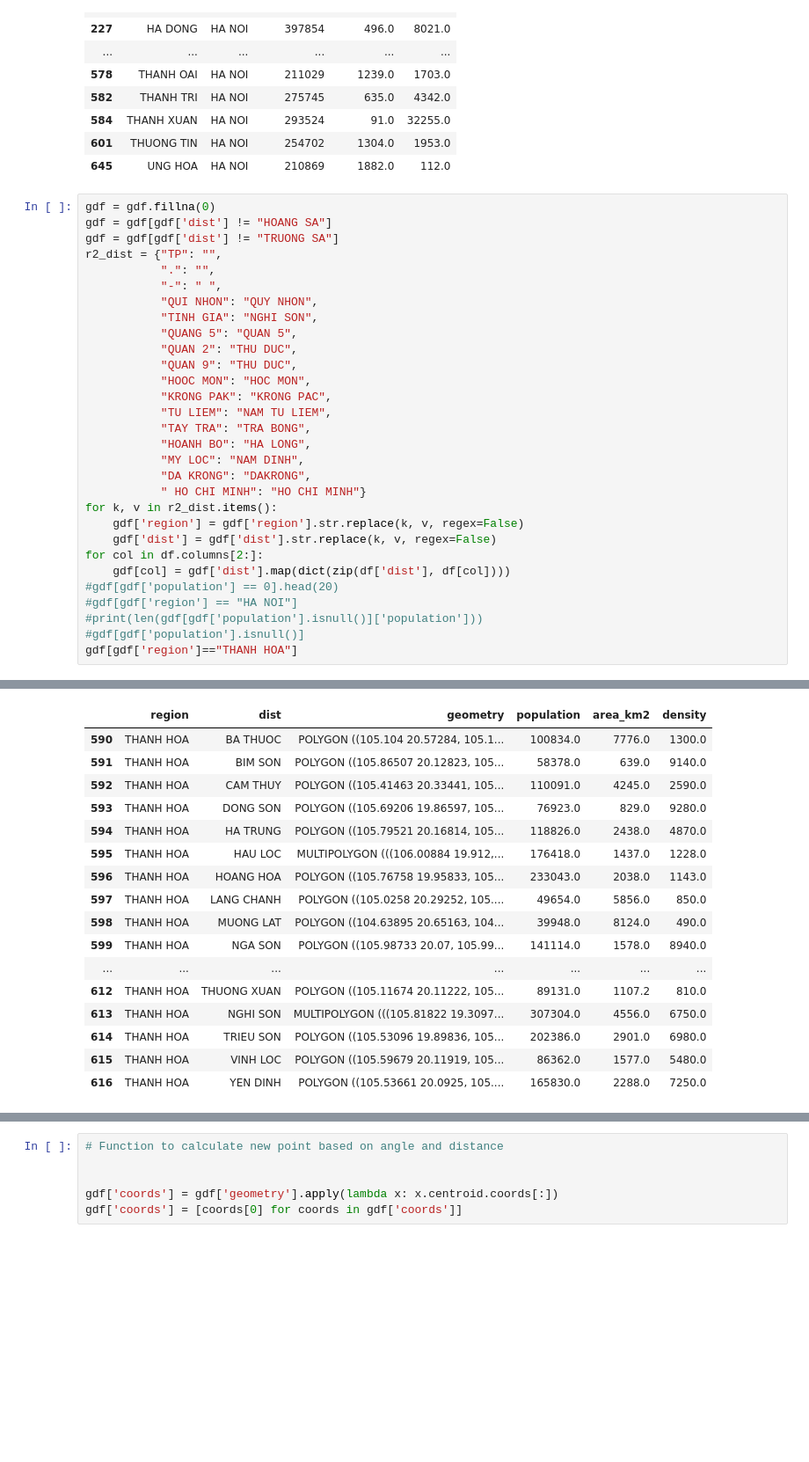
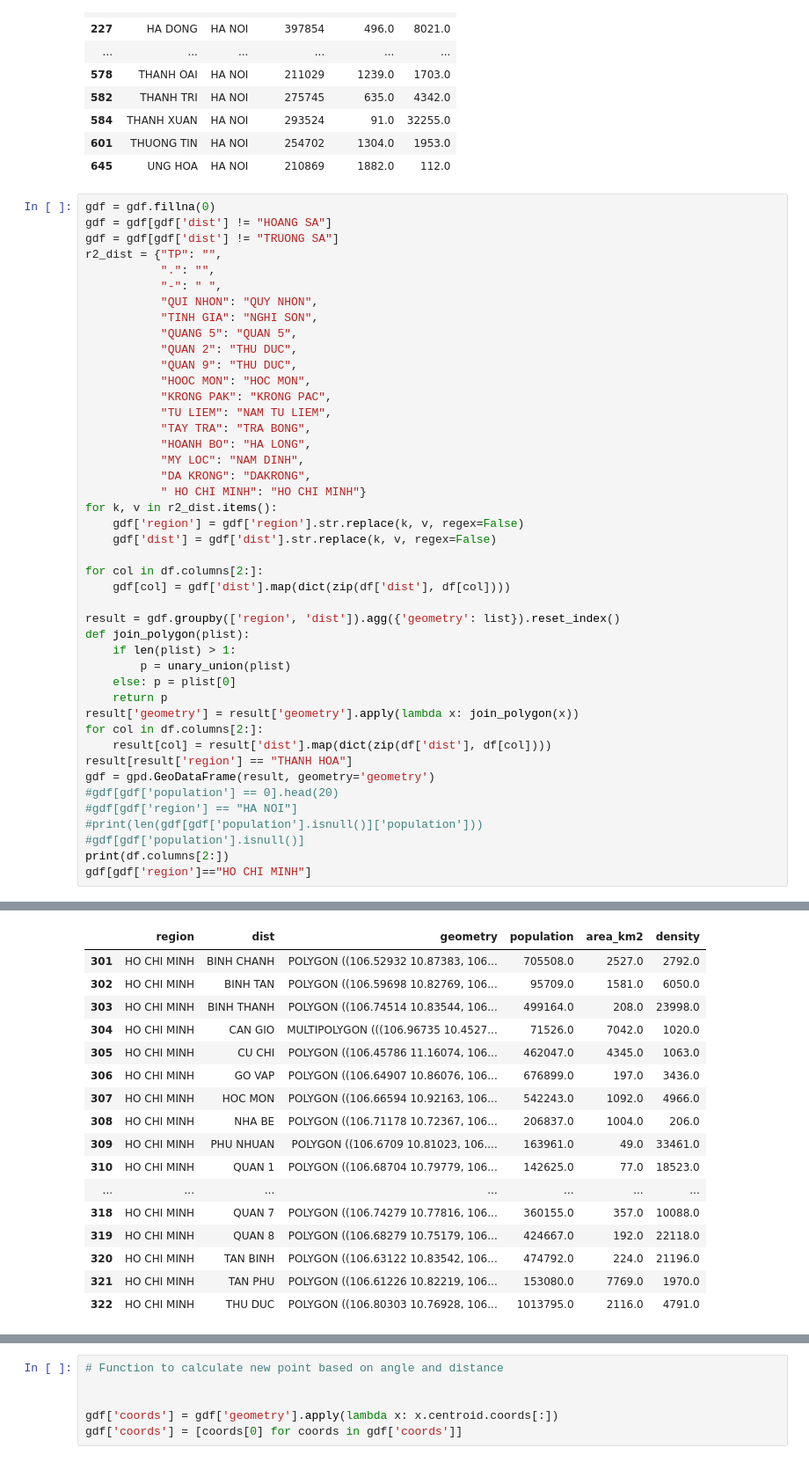
Before and after one commit to kyojinkyojin/vn_pop_infographics, a Jupyter notebook: test.ipynb, the cells around one changed output, grey strips where cells are left out. Shown at 88% size. Cells and saved outputs as stored; diff of their text form; blank space fills up the shorter version.

```diff
--- a/test.ipynb
+++ b/test.ipynb
@@ -119,11 +109,25 @@ r2_dist = {"TP": "",
 for k, v in r2_dist.items():
     gdf['region'] = gdf['region'].str.replace(k, v, regex=False)
     gdf['dist'] = gdf['dist'].str.replace(k, v, regex=False)
+
 for col in df.columns[2:]:
     gdf[col] = gdf['dist'].map(dict(zip(df['dist'], df[col])))
+
+result = gdf.groupby(['region', 'dist']).agg({'geometry': list}).reset_index()
+def join_polygon(plist):
+    if len(plist) > 1:
+        p = unary_union(plist)
+    else: p = plist[0]
+    return p
+result['geometry'] = result['geometry'].apply(lambda x: join_polygon(x))
+for col in df.columns[2:]:
+    result[col] = result['dist'].map(dict(zip(df['dist'], df[col])))
+result[result['region'] == "THANH HOA"]
+gdf = gpd.GeoDataFrame(result, geometry='geometry')
 #gdf[gdf['population'] == 0].head(20)
 #gdf[gdf['region'] == "HA NOI"]
 #print(len(gdf[gdf['population'].isnull()]['population']))
 #gdf[gdf['population'].isnull()]
-gdf[gdf['region']=="THANH HOA"]
+print(df.columns[2:])
+gdf[gdf['region']=="HO CHI MINH"]
 # %% [output]
@@ -130,20 +135,20 @@ gdf[gdf['region']=="THANH HOA"]
 |  | region | dist | geometry | population | area_km2 | density |
-| 590 | THANH HOA | BA THUOC | POLYGON ((105.104 20.57284, 105.1... | 100834.0 | 7776.0 | 1300.0 |
-| 591 | THANH HOA | BIM SON | POLYGON ((105.86507 20.12823, 105... | 58378.0 | 639.0 | 9140.0 |
-| 592 | THANH HOA | CAM THUY | POLYGON ((105.41463 20.33441, 105... | 110091.0 | 4245.0 | 2590.0 |
-| 593 | THANH HOA | DONG SON | POLYGON ((105.69206 19.86597, 105... | 76923.0 | 829.0 | 9280.0 |
-| 594 | THANH HOA | HA TRUNG | POLYGON ((105.79521 20.16814, 105... | 118826.0 | 2438.0 | 4870.0 |
-| 595 | THANH HOA | HAU LOC | MULTIPOLYGON (((106.00884 19.912,... | 176418.0 | 1437.0 | 1228.0 |
-| 596 | THANH HOA | HOANG HOA | POLYGON ((105.76758 19.95833, 105... | 233043.0 | 2038.0 | 1143.0 |
-| 597 | THANH HOA | LANG CHANH | POLYGON ((105.0258 20.29252, 105.... | 49654.0 | 5856.0 | 850.0 |
-| 598 | THANH HOA | MUONG LAT | POLYGON ((104.63895 20.65163, 104... | 39948.0 | 8124.0 | 490.0 |
-| 599 | THANH HOA | NGA SON | POLYGON ((105.98733 20.07, 105.99... | 141114.0 | 1578.0 | 8940.0 |
+| 301 | HO CHI MINH | BINH CHANH | POLYGON ((106.52932 10.87383, 106... | 705508.0 | 2527.0 | 2792.0 |
+| 302 | HO CHI MINH | BINH TAN | POLYGON ((106.59698 10.82769, 106... | 95709.0 | 1581.0 | 6050.0 |
+| 303 | HO CHI MINH | BINH THANH | POLYGON ((106.74514 10.83544, 106... | 499164.0 | 208.0 | 23998.0 |
+| 304 | HO CHI MINH | CAN GIO | MULTIPOLYGON (((106.96735 10.4527... | 71526.0 | 7042.0 | 1020.0 |
+| 305 | HO CHI MINH | CU CHI | POLYGON ((106.45786 11.16074, 106... | 462047.0 | 4345.0 | 1063.0 |
+| 306 | HO CHI MINH | GO VAP | POLYGON ((106.64907 10.86076, 106... | 676899.0 | 197.0 | 3436.0 |
+| 307 | HO CHI MINH | HOC MON | POLYGON ((106.66594 10.92163, 106... | 542243.0 | 1092.0 | 4966.0 |
+| 308 | HO CHI MINH | NHA BE | POLYGON ((106.71178 10.72367, 106... | 206837.0 | 1004.0 | 206.0 |
+| 309 | HO CHI MINH | PHU NHUAN | POLYGON ((106.6709 10.81023, 106.... | 163961.0 | 49.0 | 33461.0 |
+| 310 | HO CHI MINH | QUAN 1 | POLYGON ((106.68704 10.79779, 106... | 142625.0 | 77.0 | 18523.0 |
 | ... | ... | ... | ... | ... | ... | ... |
-| 612 | THANH HOA | THUONG XUAN | POLYGON ((105.11674 20.11222, 105... | 89131.0 | 1107.2 | 810.0 |
-| 613 | THANH HOA | NGHI SON | MULTIPOLYGON (((105.81822 19.3097... | 307304.0 | 4556.0 | 6750.0 |
-| 614 | THANH HOA | TRIEU SON | POLYGON ((105.53096 19.89836, 105... | 202386.0 | 2901.0 | 6980.0 |
-| 615 | THANH HOA | VINH LOC | POLYGON ((105.59679 20.11919, 105... | 86362.0 | 1577.0 | 5480.0 |
-| 616 | THANH HOA | YEN DINH | POLYGON ((105.53661 20.0925, 105.... | 165830.0 | 2288.0 | 7250.0 |
+| 318 | HO CHI MINH | QUAN 7 | POLYGON ((106.74279 10.77816, 106... | 360155.0 | 357.0 | 10088.0 |
+| 319 | HO CHI MINH | QUAN 8 | POLYGON ((106.68279 10.75179, 106... | 424667.0 | 192.0 | 22118.0 |
+| 320 | HO CHI MINH | TAN BINH | POLYGON ((106.63122 10.83542, 106... | 474792.0 | 224.0 | 21196.0 |
+| 321 | HO CHI MINH | TAN PHU | POLYGON ((106.61226 10.82219, 106... | 153080.0 | 7769.0 | 1970.0 |
+| 322 | HO CHI MINH | THU DUC | POLYGON ((106.80303 10.76928, 106... | 1013795.0 | 2116.0 | 4791.0 |
 # %%
 gdf['coords'] = gdf['geometry'].apply(lambda x: x.centroid.coords[:])
 gdf['coords'] = [coords[0] for coords in gdf['coords']]
```
Also changed, not shown: parts of 6 cells of this notebook.
